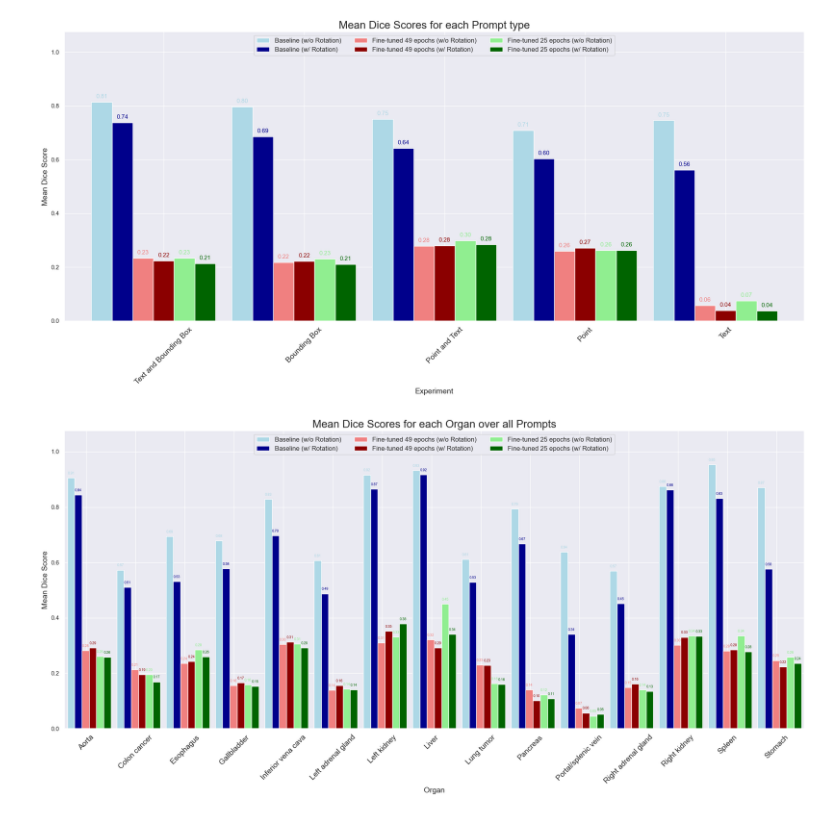
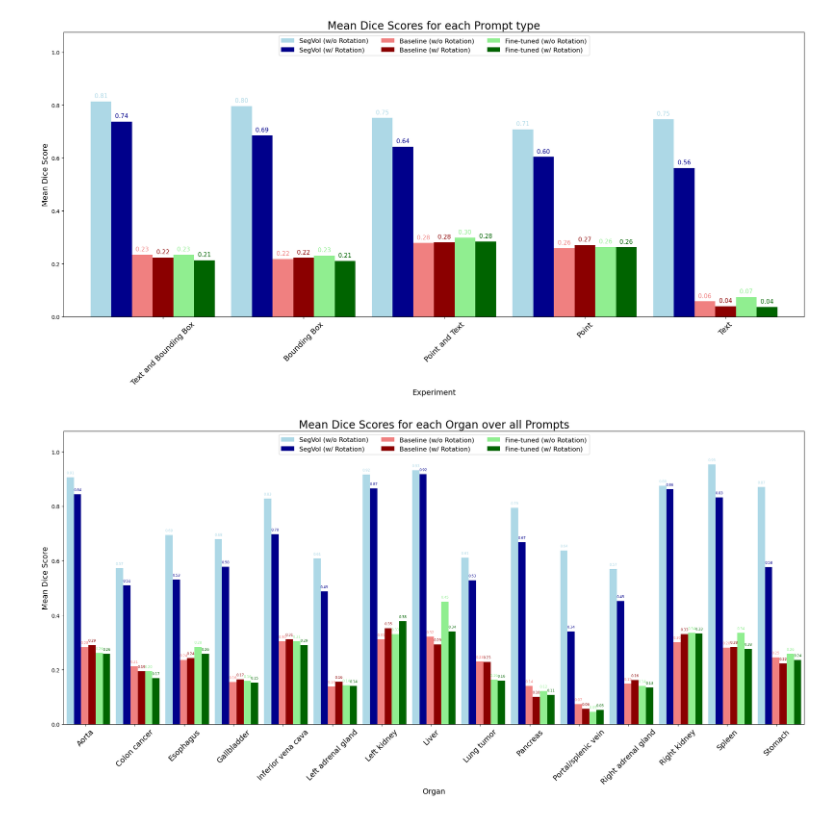
Before and after one commit to DB19222/DL2-group5-med-seg, a Jupyter notebook: logs/results/create_plots.ipynb, the cells around one changed output. Drawn from its saved outputs; the diff is of its cells as text; code cells hidden in the pictures.

Commit message:
Updated plots for the new model

```diff
--- a/logs/results/create_plots.ipynb
+++ b/logs/results/create_plots.ipynb
@@ -110,14 +110,10 @@ experiment_mapping = {
     6: 'Text',
 }
 
-dirs = ['SegVol', 'baseline_30_epochs', 'ft_43_epochs']
+dirs = ['SegVol', 'baseline_30_epochs', 'ft_49_epochts_(+4datasets)']
 
 # Define colors and labels for each directory
 colors = ['lightblue', 'darkblue', 'lightcoral', 'darkred', 'lightgreen', 'darkgreen']
-# labels = ['Baseline (w/o Rotation)', 'Baseline (w/ Rotation)',
-#           'Fine-tuned 49 epochs (w/o Rotation)', 'Fine-tuned 49 epochs (w/ Rotation)',
-#           'Fine-tuned 25 epochs (w/o Rotation)', 'Fine-tuned 25 epochs (w/ Rotation)']
-
 labels = ['SegVol (w/o Rotation)', 'SegVol (w/ Rotation)',
           'Baseline (w/o Rotation)', 'Baseline (w/ Rotation)',
           'Fine-tuned (w/o Rotation)', 'Fine-tuned (w/ Rotation)']
@@ -224,9 +220,9 @@ dirs = ['SegVol', 'baseline_30_epochs', 'ft_43_epochs']  # List of directories
 
 # Define colors and labels for each directory
 colors = ['lightblue', 'darkblue', 'lightcoral', 'darkred', 'lightgreen', 'darkgreen']
-labels = ['Baseline (w/o Rotation)', 'Baseline (w/ Rotation)',
-          'Fine-tuned 49 epochs (w/o Rotation)', 'Fine-tuned 49 epochs (w/ Rotation)',
-          'Fine-tuned 25 epochs (w/o Rotation)', 'Fine-tuned 25 epochs (w/ Rotation)']
+labels = ['SegVol (w/o Rotation)', 'SegVol (w/ Rotation)',
+          'Baseline (w/o Rotation)', 'Baseline (w/ Rotation)',
+          'Fine-tuned (w/o Rotation)', 'Fine-tuned (w/ Rotation)']
 
 def load_data_from_directories(dirs):
     result_frames = []
@@ -271,34 +267,34 @@ group_width = bar_width * len(dirs) * 2 + 0.2  # Width of each group of bars inc
 experiments = mean_scores_overall.index.get_level_values('Experiment').unique()
 bar_positions = [i * group_width for i in range(len(experiments))]
 
 pos_dict = {}
 for i, directory in enumerate(dirs):
     pos_dict[(False, directory)] = [(-0.5 * len(dirs) * 2 + i * 2 + 0) * bar_width, colors[i * 2], labels[i * 2]]
     pos_dict[(True, directory)] = [(-0.5 * len(dirs) * 2 + i * 2 + 1) * bar_width, colors[i * 2 + 1], labels[i * 2 + 1]]
 
 for exp_idx, experiment in enumerate(experiments):
     for key, (offset, color, label) in pos_dict.items():
         if key in mean_scores_overall.columns:
             positions = [bar_positions[exp_idx] + offset]
             plt.bar(positions, [mean_scores_overall.loc[experiment, key]], color=color, width=bar_width, label=label if exp_idx == 0 else "")
 
             # Annotate the bars with the mean values
             value = mean_scores_overall.loc[experiment, key]
             if not pd.isna(value):
                 plt.text(positions[0], value + 0.01, f'{value:.2f}', ha='center', va='bottom', color=color, fontsize=11)
 
 plt.xlabel('Experiment', fontsize=14)
 plt.ylabel('Mean Dice Score', fontsize=14)
 plt.title(f"Mean Dice Scores for each Prompt type", fontsize=20)
 plt.xticks(bar_positions, [experiment_mapping[exp] for exp in experiments], rotation=45, fontsize=14)
 plt.legend(ncol=3, loc='upper center', bbox_to_anchor=(0.5, 1.0), fontsize=12)
 plt.xlim(-group_width + 0.5, -0.75 + bar_positions[-1] + group_width)
 plt.ylim(0, 1.075)
 plt.tight_layout()
 plt.savefig(f'../../figures/dice_scores_per_prompt_{dirs[0]}_{dirs[1]}_{dirs[2]}.png')
 plt.show()
 # %% [output]
-[figure, old version]
+[figure, new version]
 # %%
 import matplotlib.pyplot as plt
 import pandas as pd
@@ -309,9 +305,9 @@ dirs = ['SegVol', 'baseline_30_epochs', 'ft_43_epochs']  # List of directories
 
 # Define colors and labels for each directory
 colors = ['lightblue', 'darkblue', 'lightcoral', 'darkred', 'lightgreen', 'darkgreen']
-labels = ['Baseline (w/o Rotation)', 'Baseline (w/ Rotation)',
-          'Fine-tuned 49 epochs (w/o Rotation)', 'Fine-tuned 49 epochs (w/ Rotation)',
-          'Fine-tuned 25 epochs (w/o Rotation)', 'Fine-tuned 25 epochs (w/ Rotation)']
+labels = ['SegVol (w/o Rotation)', 'SegVol (w/ Rotation)',
+          'Baseline (w/o Rotation)', 'Baseline (w/ Rotation)',
+          'Fine-tuned (w/o Rotation)', 'Fine-tuned (w/ Rotation)']
 
 def load_data_from_directories(dirs):
     result_frames = []
@@ -386,4 +382,4 @@ plt.ylim(0, 1.075)
 plt.tight_layout()
 plt.savefig(f'../../figures/dice_scores_per_organ_all_prompts_{dirs[0]}_{dirs[1]}_{dirs[2]}.png')
 # %% [output]
-[figure, old version]
+[figure, new version]
```
Also changed, not shown: parts of 2 cells of this notebook, 22 other files.
